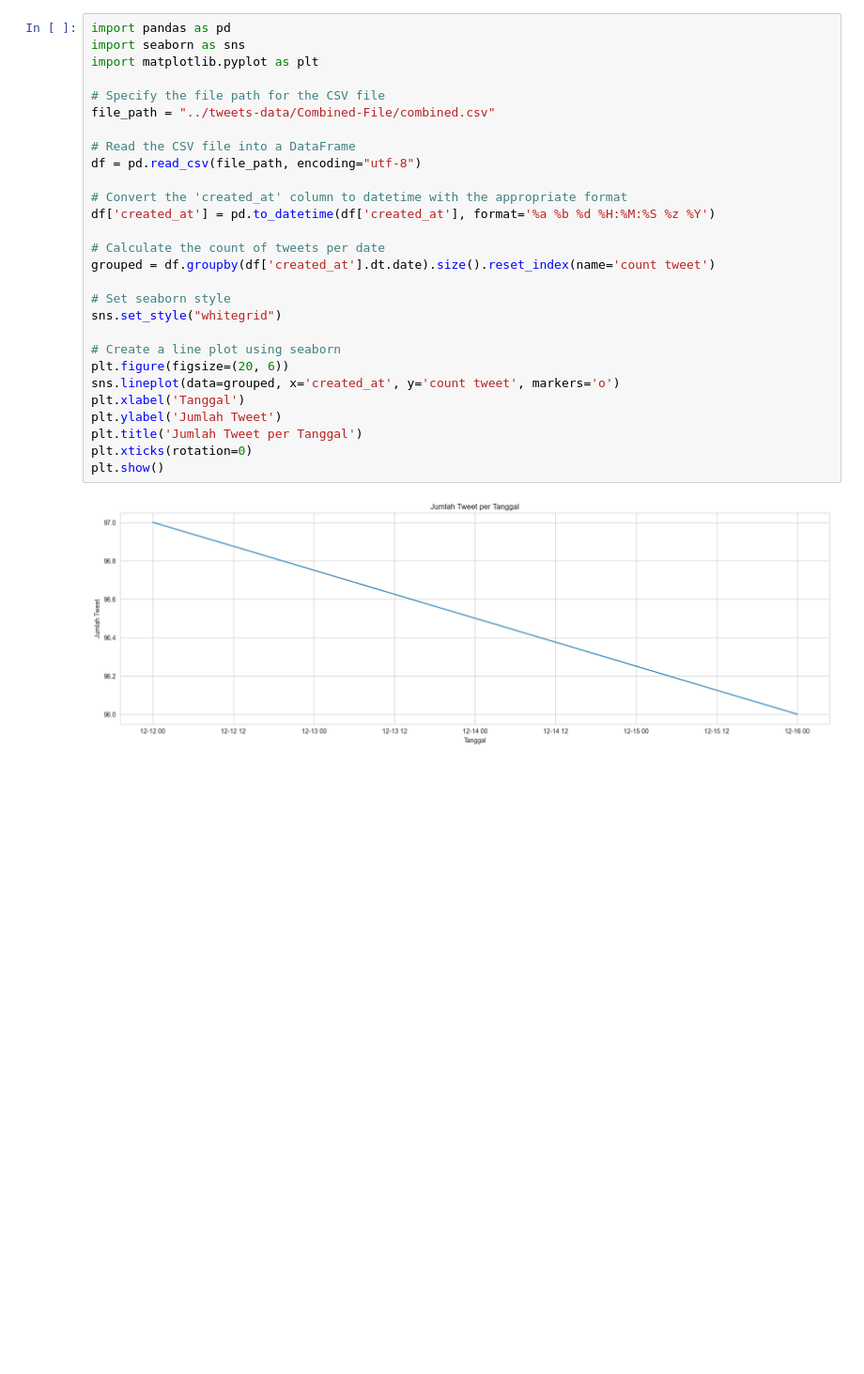
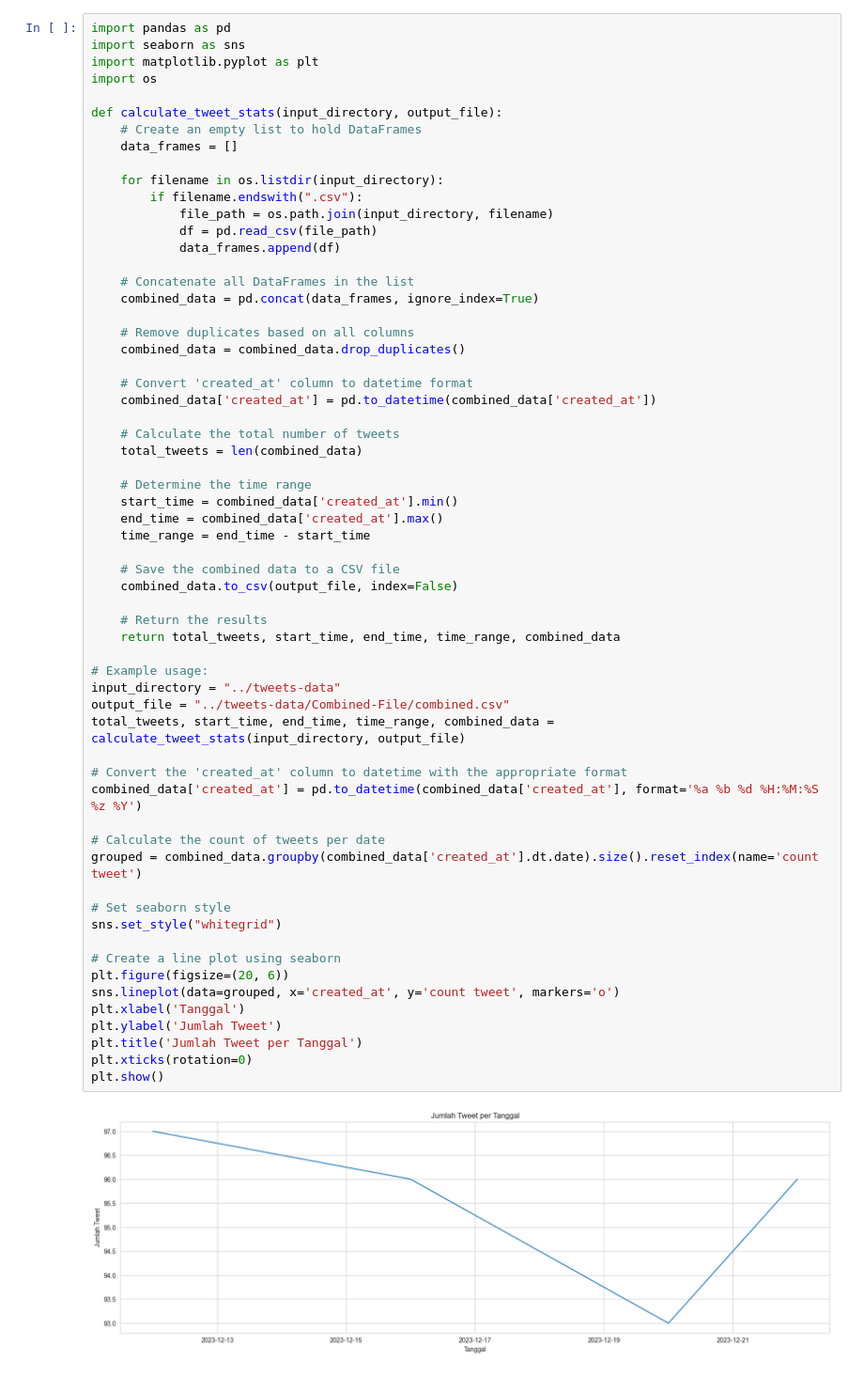
Before and after one commit to rissopanji/social-labs, a Jupyter notebook: Data-Center/visualisasi-data.ipynb, the cells around one changed output. Shown at 94% size. Cells and saved outputs as stored; diff of their text form; blank space fills up the shorter version.

```diff
--- a/Data-Center/visualisasi-data.ipynb
+++ b/Data-Center/visualisasi-data.ipynb
@@ -1,33 +1,66 @@
 # %%
 import pandas as pd
 import seaborn as sns
 import matplotlib.pyplot as plt
+import os
 
-# Specify the file path for the CSV file
-file_path = "../tweets-data/Combined-File/combined.csv"
+def calculate_tweet_stats(input_directory, output_file):
+    # Create an empty list to hold DataFrames
+    data_frames = []
 
-# Read the CSV file into a DataFrame
-df = pd.read_csv(file_path, encoding="utf-8")
+    for filename in os.listdir(input_directory):
+        if filename.endswith(".csv"):
+            file_path = os.path.join(input_directory, filename)
+            df = pd.read_csv(file_path)
+            data_frames.append(df)
+
+    # Concatenate all DataFrames in the list
+    combined_data = pd.concat(data_frames, ignore_index=True)
+
+    # Remove duplicates based on all columns
+    combined_data = combined_data.drop_duplicates()
+
+    # Convert 'created_at' column to datetime format
+    combined_data['created_at'] = pd.to_datetime(combined_data['created_at'])
+
+    # Calculate the total number of tweets
+    total_tweets = len(combined_data)
+
+    # Determine the time range
+    start_time = combined_data['created_at'].min()
+    end_time = combined_data['created_at'].max()
+    time_range = end_time - start_time
+
+    # Save the combined data to a CSV file
+    combined_data.to_csv(output_file, index=False)
+
+    # Return the results
+    return total_tweets, start_time, end_time, time_range, combined_data
+
+# Example usage:
+input_directory = "../tweets-data"
+output_file = "../tweets-data/Combined-File/combined.csv"
+total_tweets, start_time, end_time, time_range, combined_data = calculate_tweet_stats(input_directory, output_file)
 
 # Convert the 'created_at' column to datetime with the appropriate format
-df['created_at'] = pd.to_datetime(df['created_at'], format='%a %b %d %H:%M:%S %z %Y')
+combined_data['created_at'] = pd.to_datetime(combined_data['created_at'], format='%a %b %d %H:%M:%S %z %Y')
 
 # Calculate the count of tweets per date
-grouped = df.groupby(df['created_at'].dt.date).size().reset_index(name='count tweet')
+grouped = combined_data.groupby(combined_data['created_at'].dt.date).size().reset_index(name='count tweet')
 
 # Set seaborn style
 sns.set_style("whitegrid")
 
 # Create a line plot using seaborn
 plt.figure(figsize=(20, 6))
 sns.lineplot(data=grouped, x='created_at', y='count tweet', markers='o')
 plt.xlabel('Tanggal')
 plt.ylabel('Jumlah Tweet')
 plt.title('Jumlah Tweet per Tanggal')
 plt.xticks(rotation=0)
 plt.show()
 # %% [output]
-[figure, old version]
+[figure, new version]
 # %%
 import pandas as pd
 import matplotlib.pyplot as plt
```
Also changed, not shown: parts of 1 cell of this notebook, 34 other files.
